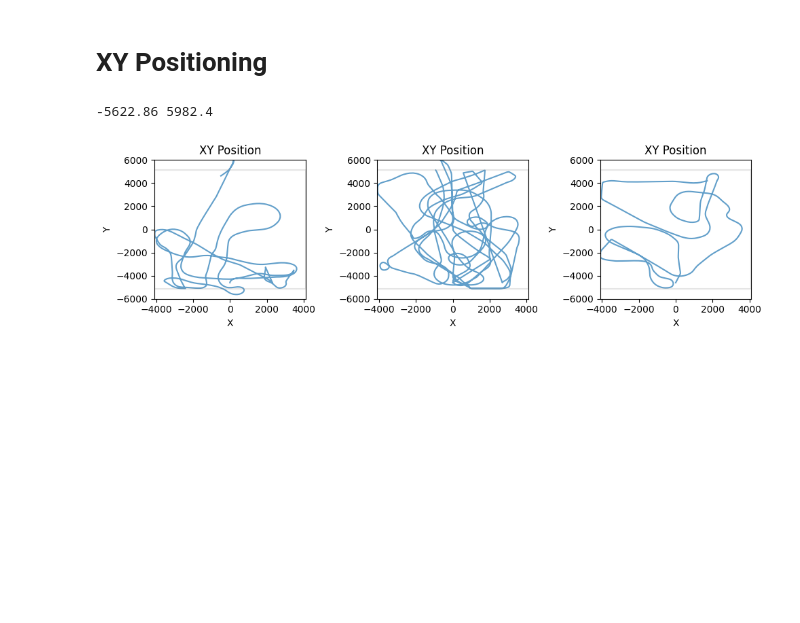
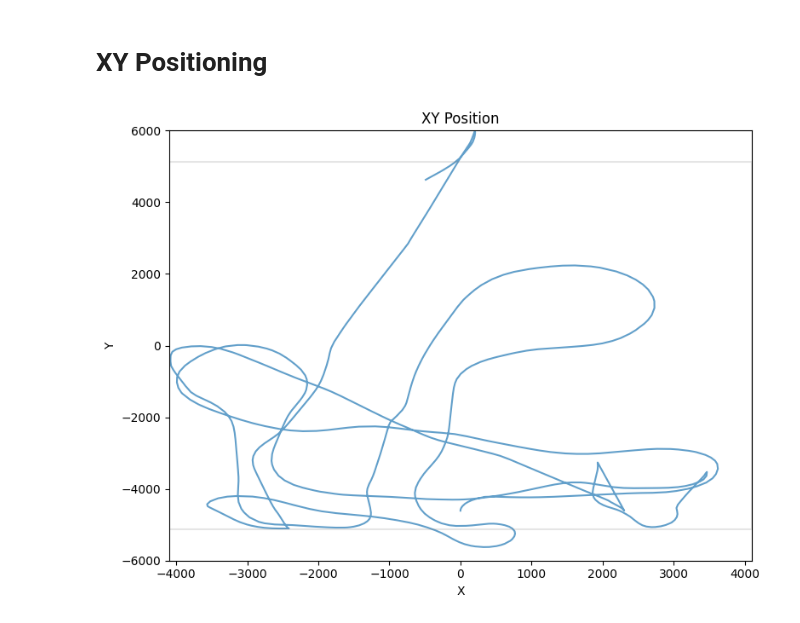
Before and after one commit to jeremyrobertford/rocketleague_ml, a Jupyter notebook: notebooks/eda.ipynb, the cells around one changed output. Cells and saved outputs as stored; diff of their text form; code cells hidden in the pictures; blank space fills up the shorter version.

Commit message:
EDA for positioning

```diff
--- a/notebooks/eda.ipynb
+++ b/notebooks/eda.ipynb
@@ -30,7 +17,18 @@ def get_player_updates():
 # %%
-def get_positioning_for_player_by_round(updates_by_round: Any, round: int):
-    round_key = str(round) if file_type == "json" else round
-    positioning = pd.DataFrame(updates_by_round[round_key])
+def get_positioning_for_player_by_round(round: int):
+    player = None
+    for p in game.players.values():
+        if p.name == player_name:
+            player = p
+            break
+
+    if not player:
+        raise ValueError("Could not find player {player_name}")
+
+    if not player.car:
+        raise ValueError("Could not find player car {player_name}")
+
+    positioning = pd.DataFrame(player.car.updates_by_round[round])
     positioning.head()
 
     loc_positioning = pd.json_normalize(positioning["location"]) # type: ignore
@@ -60,42 +58,29 @@ def get_positioning_for_player_by_round(updates_by_round: Any, round: int):
 # %% [markdown]
 # XY Positioning
 # %%
-import matplotlib.pyplot as plt
-import numpy as np
 
-rounds = game.round - 1 if file_type == "pkl" else game["rounds"] - 1
-rows = 3 if rounds % 3 == 0 else 2 if rounds % 2 == 0 else 1
-cols = int(rounds / rows)
-fig, axes = plt.subplots(cols, rows, figsize=(10 * cols, rows)) # type: ignore
-
-# flatten axes into a list for consistent indexing
-if isinstance(axes, np.ndarray):
-    axes = axes.ravel() # type: ignore
-else:
-    axes = [axes]
+round_positioning = get_positioning_for_player_by_round(round)
 
 field_x = [-4096, 4096, 4096, -4096, -4096]
 field_y = [-5120, -5120, 5120, 5120, -5120]
 
-# Left: 2D XY position
-player_updates = get_player_updates()
-for round in range(rounds):
-    round_positioning = get_positioning_for_player_by_round(player_updates, round + 1)
-    if round == 0:
-        y_min, y_max = round_positioning["location_y"].min(), round_positioning["location_y"].max()
-        print(y_min, y_max)
-    axes[round].plot(round_positioning["location_x"], round_positioning["location_y"], alpha=0.7)
-    # Add field outline (approx Rocket League dimensions: 8192x10240 uu)
-    axes[round].plot(field_x, field_y, color="grey", alpha=0.2)
-    axes[round].set_title("XY Position")
-    axes[round].set_xlabel("X")
-    axes[round].set_ylabel("Y")
-    axes[round].set_xlim(field_x[0], field_x[1])
-    axes[round].set_ylim(-6000, 6000)
-    axes[round].set_ylabel("Y")
+fig, ax = plt.subplots(figsize=(8, 6))
+
+# plot player positions
+ax.plot(round_positioning["location_x"], round_positioning["location_y"], alpha=0.7)
+
+# add field outline
+ax.plot(field_x, field_y, color="grey", alpha=0.2)
+
+ax.set_title("XY Position")
+ax.set_xlabel("X")
+ax.set_ylabel("Y")
+
+# optional: set bounds
+ax.set_xlim(field_x[0], field_x[1])
+ax.set_ylim(-6000, 6000)
 
 plt.tight_layout()
-plt.show() # type: ignore
+plt.show()
 # %% [output]
--5622.86 5982.4
-[figure, old version]
+[figure, new version]
```
Also changed, not shown: parts of 7 cells of this notebook, 2 other files.
